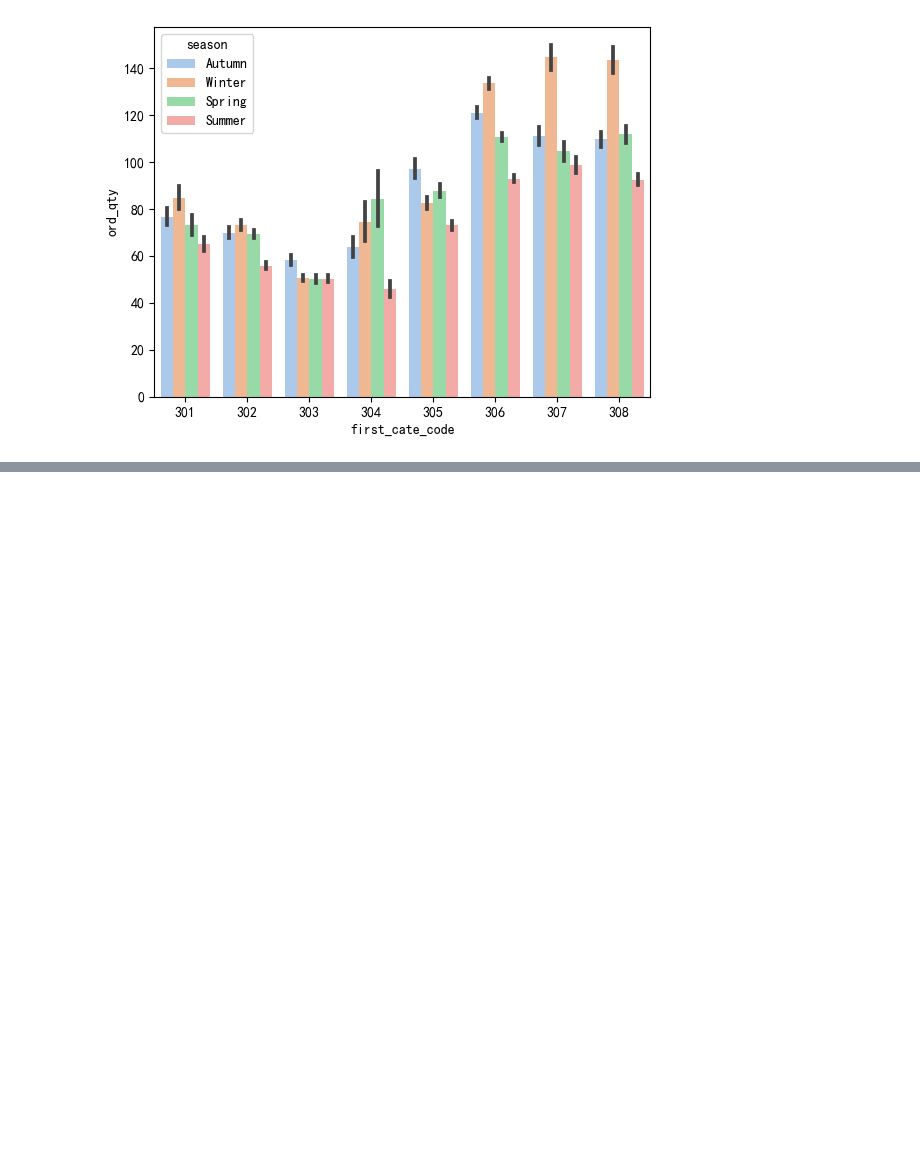
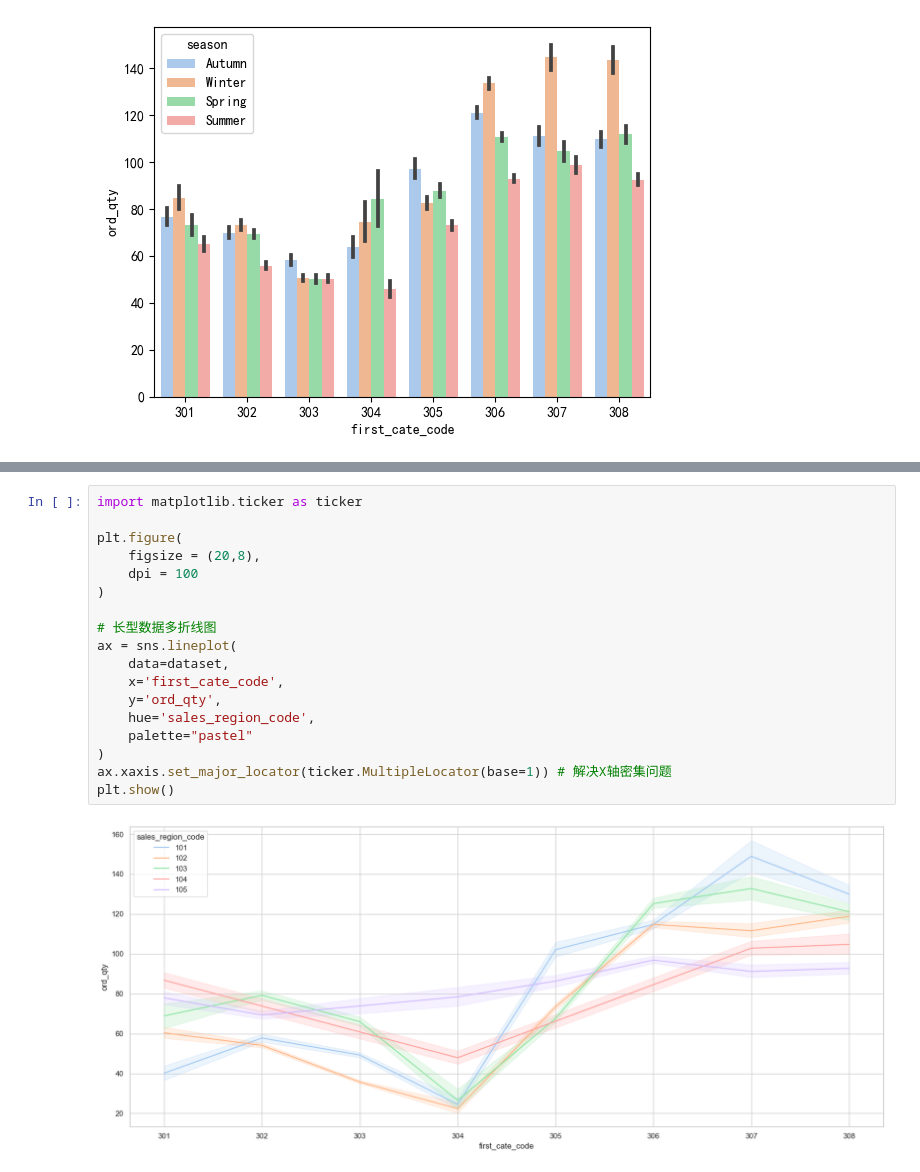
Before and after one commit to jywang616/Data-analysis-and-demand-forecasting-of-product-orders, a Jupyter notebook: Data_Anaylsis.ipynb, the cells around one changed output, grey strips where cells are left out. Saved outputs shown, nothing was run; the diff lists cells and outputs as text; blank space fills up the shorter version.

```diff
--- a/Data_Anaylsis.ipynb
+++ b/Data_Anaylsis.ipynb
@@ -274,0 +299,20 @@ sns.barplot(x = 'first_cate_code', y = 'ord_qty', data = dataset,hue='season',pa
+# %%
+import matplotlib.ticker as ticker
+
+plt.figure(
+    figsize = (20,8),
+    dpi = 100
+)
+
+# 长型数据多折线图
+ax = sns.lineplot(
+    data=dataset,
+    x='first_cate_code',
+    y='ord_qty',
+    hue='sales_region_code',
+    palette="pastel"
+)
+ax.xaxis.set_major_locator(ticker.MultipleLocator(base=1)) # 解决X轴密集问题
+plt.show()
+# %% [output]
+[figure, added]
```
Also changed, not shown: parts of 8 cells of this notebook, 20 other files.
